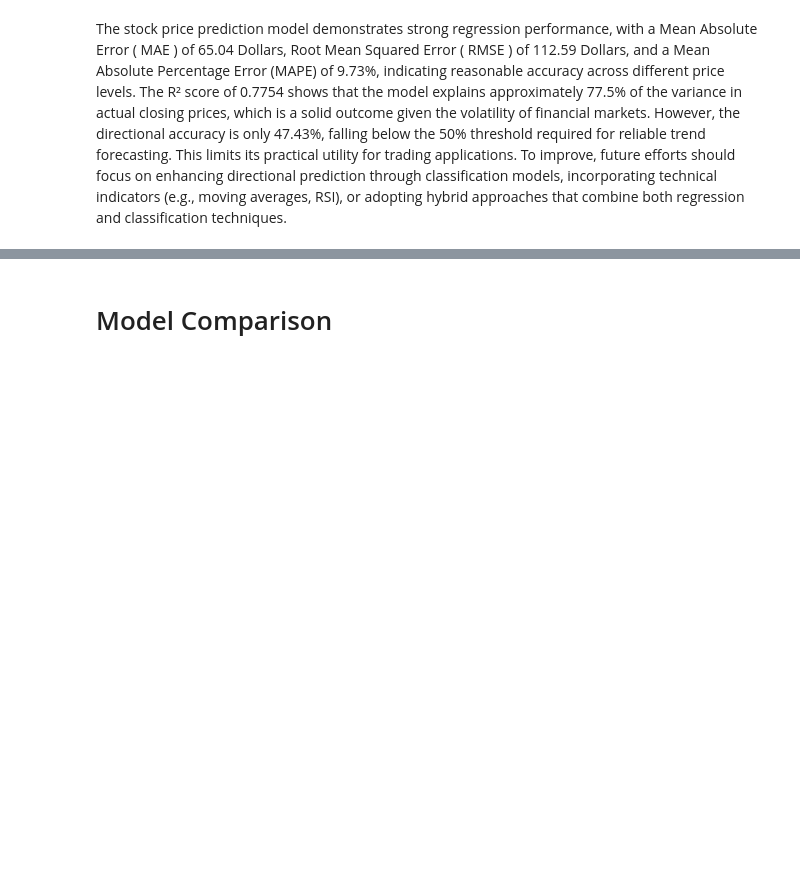
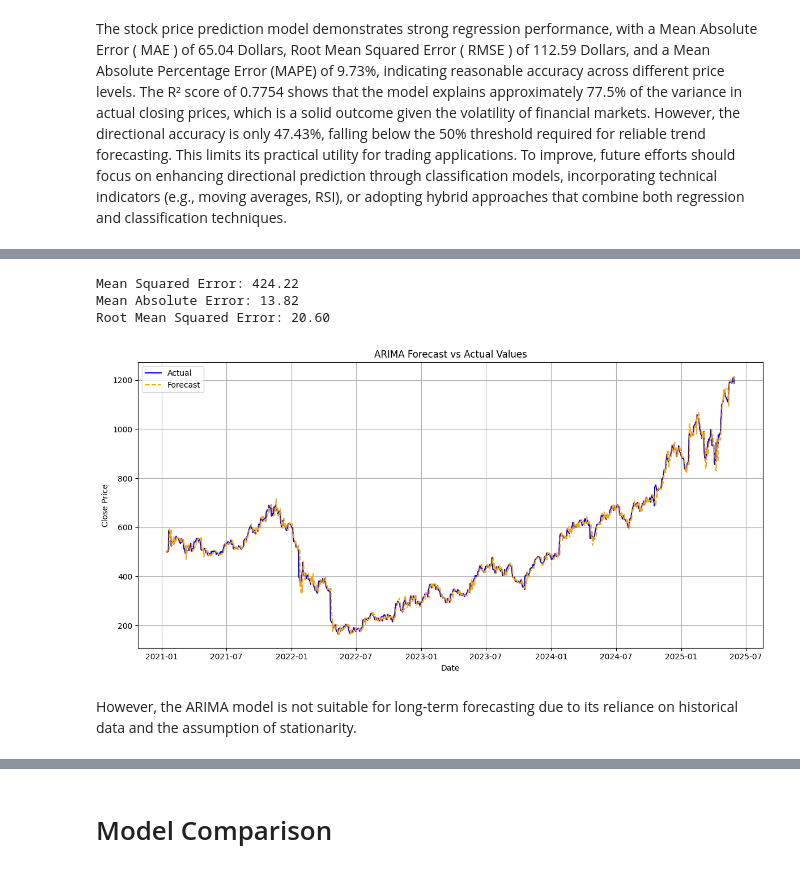
Before and after one commit to Anitra-Hernandez/AAI510_Group6Project, a Jupyter notebook: FinalProject_1.ipynb, the cells around one changed output, grey strips where cells are left out. Drawn from its saved outputs; the diff is of its cells as text; code cells hidden in the pictures; blank space fills up the shorter version.

```diff
--- a/FinalProject_1.ipynb
+++ b/FinalProject_1.ipynb
@@ -448,0 +587,28 @@ The stock price prediction model demonstrates strong regression performance, wit
+# %%
+# Evaluation Metrics
+mse = mean_squared_error(actuals, predictions)
+mae = mean_absolute_error(actuals, predictions)
+rmse = np.sqrt(mean_squared_error(actuals, predictions))
+print(f"Mean Squared Error: {mse:.2f}")
+print(f"Mean Absolute Error: {mae:.2f}")
+print(f"Root Mean Squared Error: {rmse:.2f}")
+# %% [output]
+Mean Squared Error: 424.22
+Mean Absolute Error: 13.82
+Root Mean Squared Error: 20.60
+# %%
+# Plot predicted vs actual values
+plt.figure(figsize=(12, 6))
+plt.plot(results_df.index, results_df['Actual'], label='Actual', color='blue')
+plt.plot(results_df.index, results_df['Forecast'], label='Forecast', color='orange', linestyle='--')
+plt.title('ARIMA Forecast vs Actual Values')
+plt.xlabel('Date')
+plt.ylabel('Close Price')
+plt.legend()
+plt.grid(True)
+plt.tight_layout()
+plt.show()
+# %% [output]
+[figure, added]
+# %% [markdown]
+However, the ARIMA model is not suitable for long-term forecasting due to its reliance on historical data and the assumption of stationarity.
```
Also changed, not shown: parts of 21 cells of this notebook.
